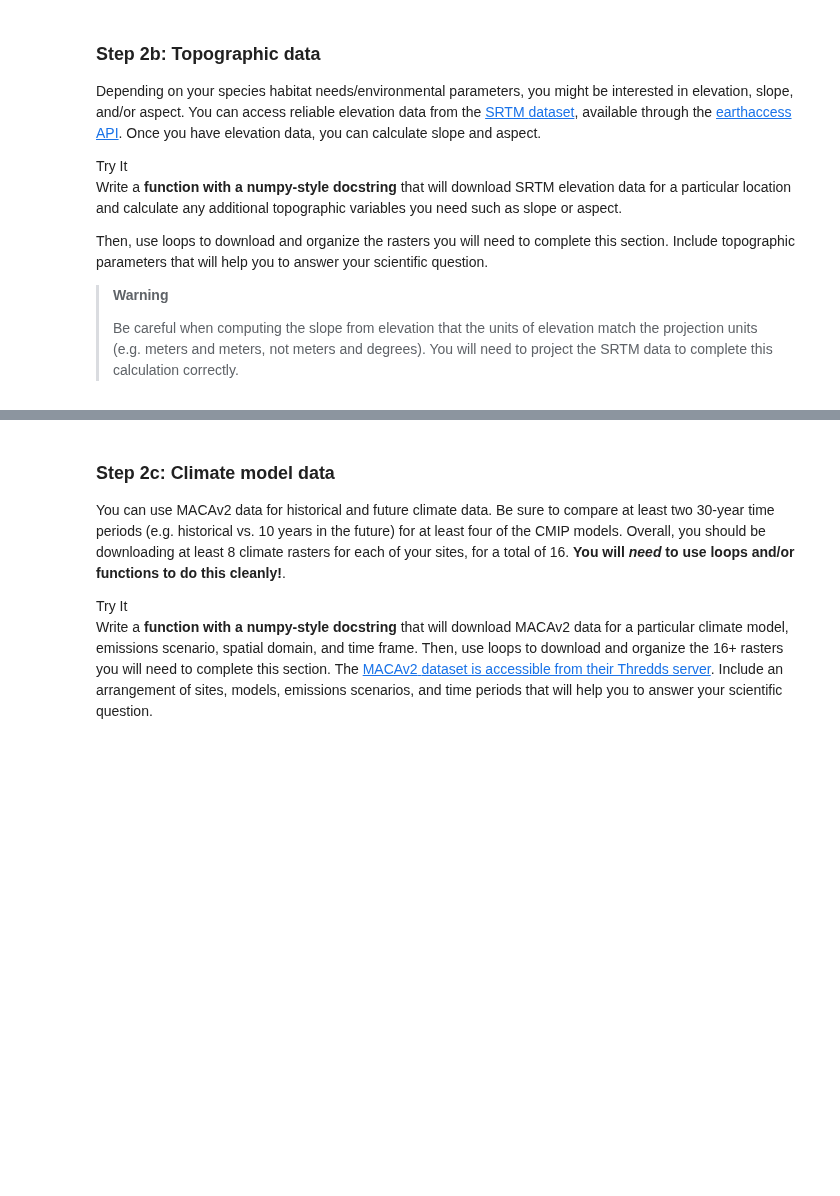
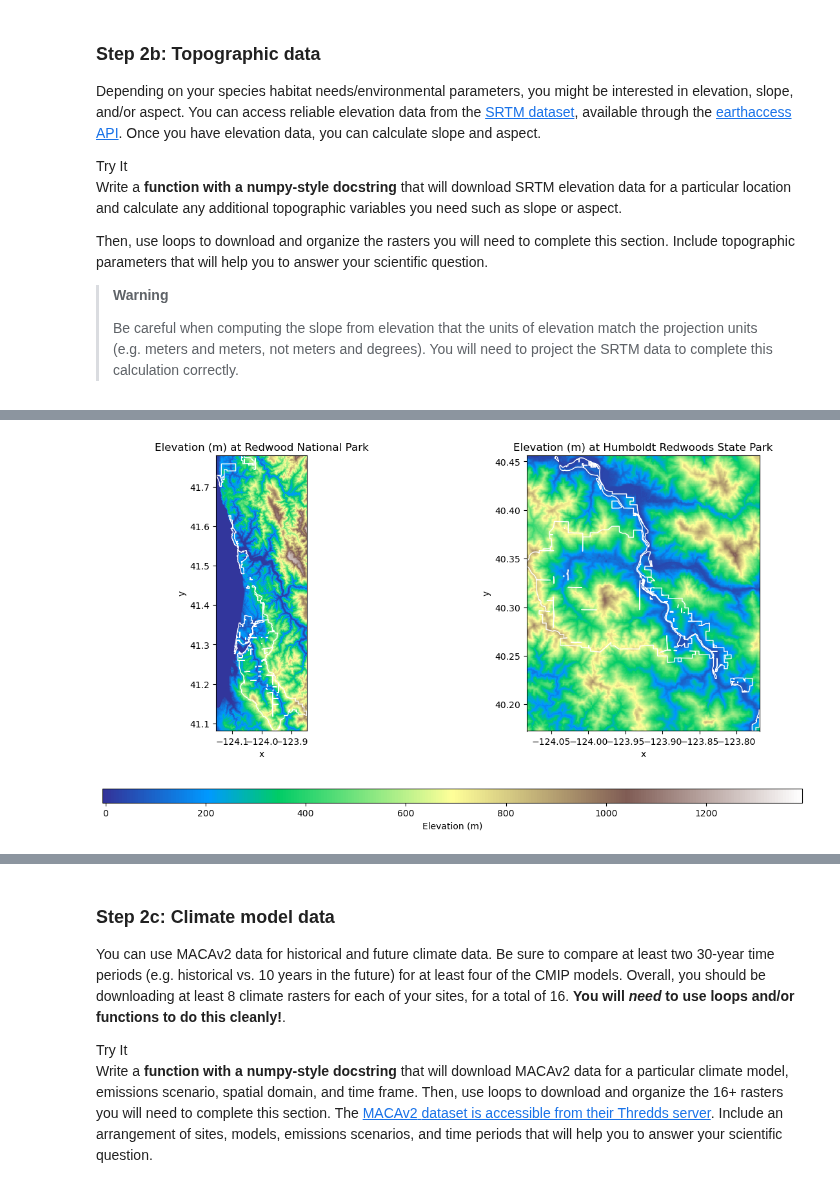
Before and after one commit to earthlab-education/spring-03-habitat-suitability-climate-change-Livian-Von-Dran, a Jupyter notebook: habitat_suitability.ipynb, the cells around one changed output, grey strips where cells are left out. Saved outputs shown, nothing was run; the diff lists cells and outputs as text; code cells hidden in the pictures; blank space fills up the shorter version.

```diff
--- a/habitat_suitability.ipynb
+++ b/habitat_suitability.ipynb
@@ -399,0 +420,4 @@ DriverError: Failed to open dataset (flags=68): C:\Users\livth\earth-analytics\d
+# %%
+# Filter by "UNIT_NAME" for Humboldt Redwoods State Park and display the results
+hrsp_gdf = cpad_units[cpad_units["UNIT_NAME"] == "Humboldt Redwoods State Park"]
+hrsp_gdf
@@ -492,3 +851,7 @@ to answer your scientific question.</p></div></div>
 > elevation match the projection units (e.g. meters and meters, not
 > meters and degrees). You will need to project the SRTM data to
 > complete this calculation correctly.
+# %%
+# Create a directory for the topography data
+topography_dir = os.path.join(data_dir, "topography_datasets")
+os.makedirs(topography_dir, exist_ok=True)
@@ -495,3 +935,9 @@ to answer your scientific question.</p></div></div>
 # %%
-### Download and process topographic data
+# Create an empty dictionary
+topography_das = {}
+
+# Loop over the sites dictionary
+# Call "topography_data"
+for site_name, gdf in sites.items():
+    topography_das[site_name] = topography_data(site_name, gdf, topography_dir)
 # %%
@@ -498,0 +964,73 @@ to answer your scientific question.</p></div></div>
+# %%
+# Add labels for the elevation, slope, and aspect
+topography_labels = {
+   'elevation': 'Elevation (m)',
+    'slope': 'Slope (°)',
+    'aspect': 'Aspect (°)'
+}
+
+# Color code the labels
+topography_cmaps = {
+    'elevation': 'terrain',
+    'slope': 'plasma',
+    'aspect': 'twilight'
+}
+
+# Create a function to plot the elevations, slopes, and aspects of RNP and HRSP:
+for topography_var in topography_labels:
+    rnp_da = topography_das['rnp'][topography_var]
+    hrsp_da = topography_das['hrsp'][topography_var]
+
+    # Configure the color map for both sites
+    cmap = topography_cmaps[topography_var]
+
+    # Set minimum and maximum for the color scale
+    vmin = min(float(rnp_da.min()), float(hrsp_da.min()))
+    vmax = max(float(rnp_da.max()), float(hrsp_da.max()))
+
+    # Specify the size of the figures
+    fig = plt.figure(figsize=(14, 7))
+
+     # Create the gridspec layout
+    gs = gridspec.GridSpec(2, 2, height_ratios=[20, 1], hspace=0.4)
+
+    # Set the axes
+    ax1 = fig.add_subplot(gs[0, 0])
+    ax2 = fig.add_subplot(gs[0, 1])
+    cax = fig.add_subplot(gs[1, :])
+
+    # Plot the elevation, slope, and aspect at Redwood National Park
+    # Set the axis to axis 1 for the Redwood National Park plot
+    rnp_da.plot(ax=ax1, cmap=cmap, vmin=vmin, vmax=vmax, add_colorbar=False)
+    # Reproject the GeoDataFrame to match the raster's CRS
+    rnp_gdf_rp = rnp_gdf_refined.to_crs(rnp_da.rio.crs)
+    # Plot the reprojected boundaries on top of the raster
+    rnp_gdf_rp.plot(ax=ax1, facecolor='none', edgecolor='white', linewidth=1)
+    # Set axes limits to the extent of the park boundaries
+    xmin, ymin, xmax, ymax = rnp_gdf_rp.total_bounds
+    ax1.set_xlim(xmin, xmax)
+    ax1.set_ylim(ymin, ymax)
+    # Set the title
+    ax1.set_title(f'{topography_labels[topography_var]} at Redwood National Park')
+
+    # Plot the elevation, slope, and aspect at Humboldt Redwoods State Park
+    # Set the axis to axis 2 for the Humboldt Redwoods State Park plot
+    img = hrsp_da.plot(ax=ax2, cmap=cmap, vmin=vmin, vmax=vmax, add_colorbar=False)
+    # Reproject the GeoDataFrame to match the raster's CRS
+    hrsp_gdf_rp = hrsp_gdf_refined.to_crs(hrsp_da.rio.crs)
+    # Plot the reprojected boundaries on top of the raster
+    hrsp_gdf_rp.plot(ax=ax2, facecolor='none', edgecolor='white', linewidth=1)
+    # Set axes limits to the extent of the park boundaries
+    xmin, ymin, xmax, ymax = hrsp_gdf_rp.total_bounds
+    ax2.set_xlim(xmin, xmax)
+    ax2.set_ylim(ymin, ymax)
+    # Set the title
+    ax2.set_title(f'{topography_labels[topography_var]} at Humboldt Redwoods State Park')
+
+    # Set the color bar
+    fig.colorbar(img, cax=cax, orientation='horizontal', label=topography_labels[topography_var])
+
+    # Map the plots
+    plt.show()
+# %% [output]
+[figure, added]
```
Also changed, not shown: parts of 42 cells of this notebook.
